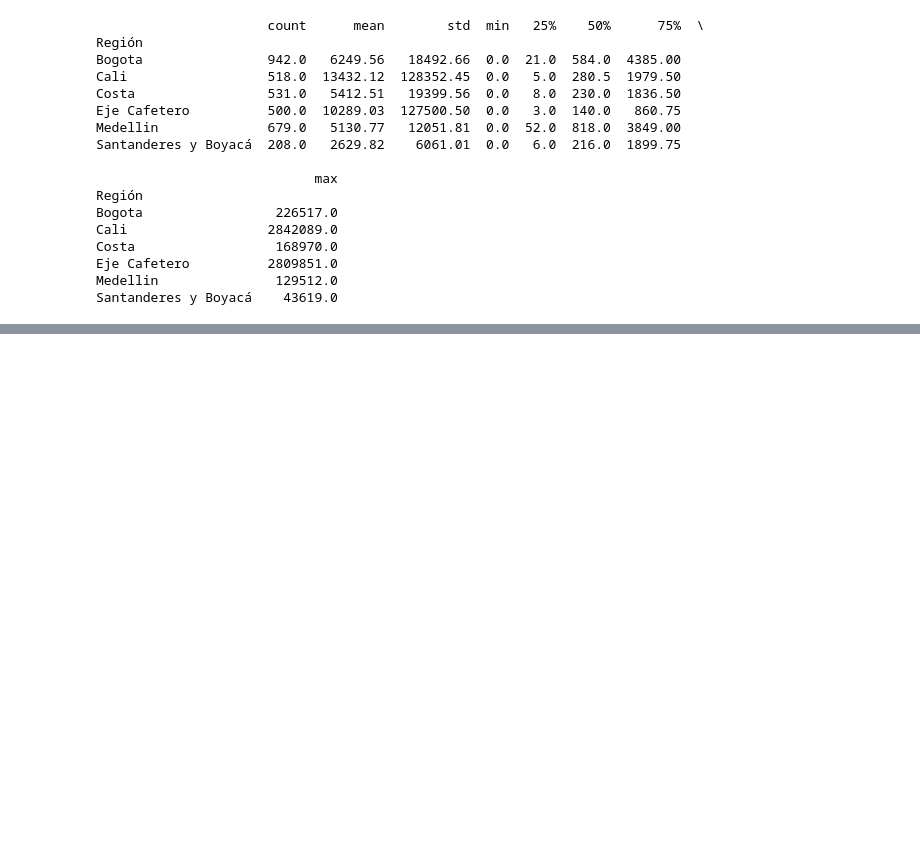
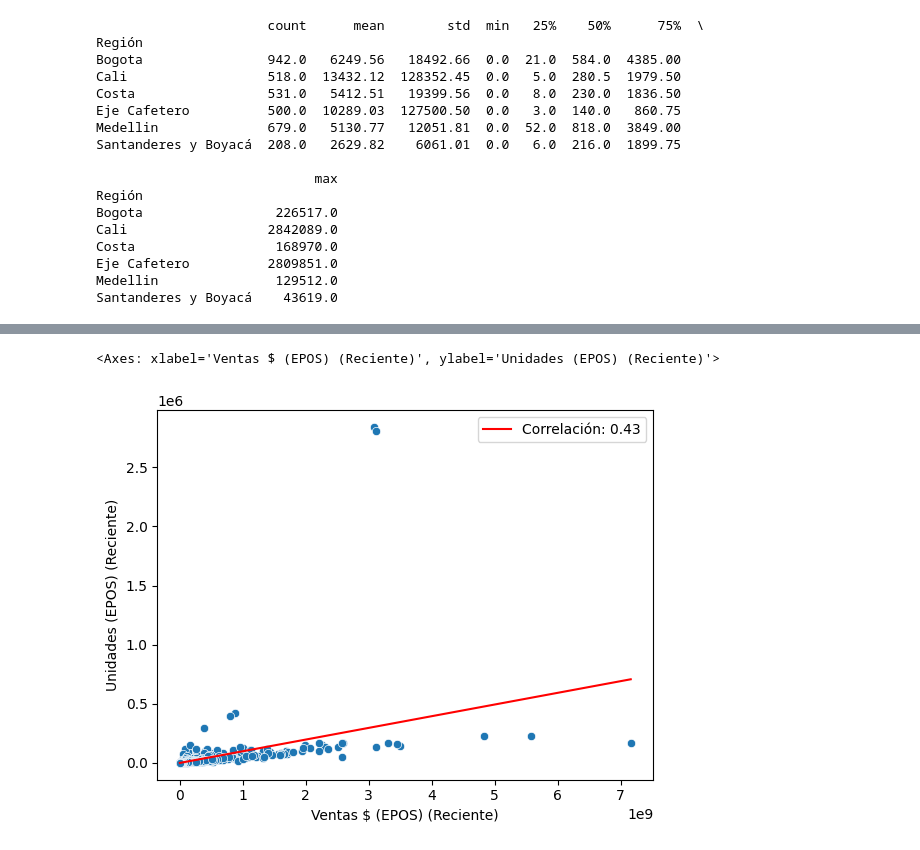
Before and after one commit to ALRIER/BigD_KonradLorenz, a Jupyter notebook: Proyecto_Final_CamiloCruz.ipynb, the cells around one changed output, grey strips where cells are left out. Drawn from its saved outputs; the diff is of its cells as text; code cells hidden in the pictures; blank space fills up the shorter version.

```diff
--- a/Proyecto_Final_CamiloCruz.ipynb
+++ b/Proyecto_Final_CamiloCruz.ipynb
@@ -105,0 +106,19 @@ Santanderes y Boyacá    43619.0
+# %%
+# Renombrar las columnas para mayor claridad
+df.rename(columns={'Ventas $ (EPOS) (Anterior)': 'Ventas_2021', 'Ventas $ (EPOS) (Reciente)': 'Ventas_2022'}, inplace=True)
+
+# Crear un DataFrame para las ventas en valor por región y año
+df_ventas_por_region_y_anio = df.groupby(['Región'])[['Ventas_2021', 'Ventas_2022']].sum().reset_index()
+
+# Calcular la variación porcentual
+df_ventas_por_region_y_anio['Variacion_Porcentual'] = ((df_ventas_por_region_y_anio['Ventas_2022'] - df_ventas_por_region_y_anio['Ventas_2021']) / df_ventas_por_region_y_anio['Ventas_2021']) * 100
+
+# Redondear la variación porcentual a dos decimales
+df_ventas_por_region_y_anio['Variacion_Porcentual'] = df_ventas_por_region_y_anio['Variacion_Porcentual'].round(2)
+
+
+# Crear un cuadro con la variación porcentual por región
+cuadro_variacion_porcentual = df_ventas_por_region_y_anio[['Región', 'Variacion_Porcentual']].copy()
+
+# Mostrar el cuadro
+print(cuadro_variacion_porcentual)
@@ -105,0 +138,14 @@ Santanderes y Boyacá    43619.0
+# %%
+# Calculo del coeficinete de correlación entre ventas valor y ventas en unidades
+correlation_value = df['Ventas $ (EPOS) (Reciente)'].corr(df['Unidades (EPOS) (Reciente)'])
+
+# Gráfica de dispersión
+sns.scatterplot(x='Ventas $ (EPOS) (Reciente)', y='Unidades (EPOS) (Reciente)', data=df)
+
+slope, intercept, _, _, _ = linregress(df['Ventas $ (EPOS) (Reciente)'], df['Unidades (EPOS) (Reciente)'])
+
+sns.lineplot(x=df['Ventas $ (EPOS) (Reciente)'], y=slope * df['Ventas $ (EPOS) (Reciente)'] + intercept, color='red',
+             label=f'Correlación: {correlation_value:.2f}')
+# %% [output]
+<Axes: xlabel='Ventas $ (EPOS) (Reciente)', ylabel='Unidades (EPOS) (Reciente)'>
+[figure, added]
```
Also changed, not shown: parts of 14 cells of this notebook.
